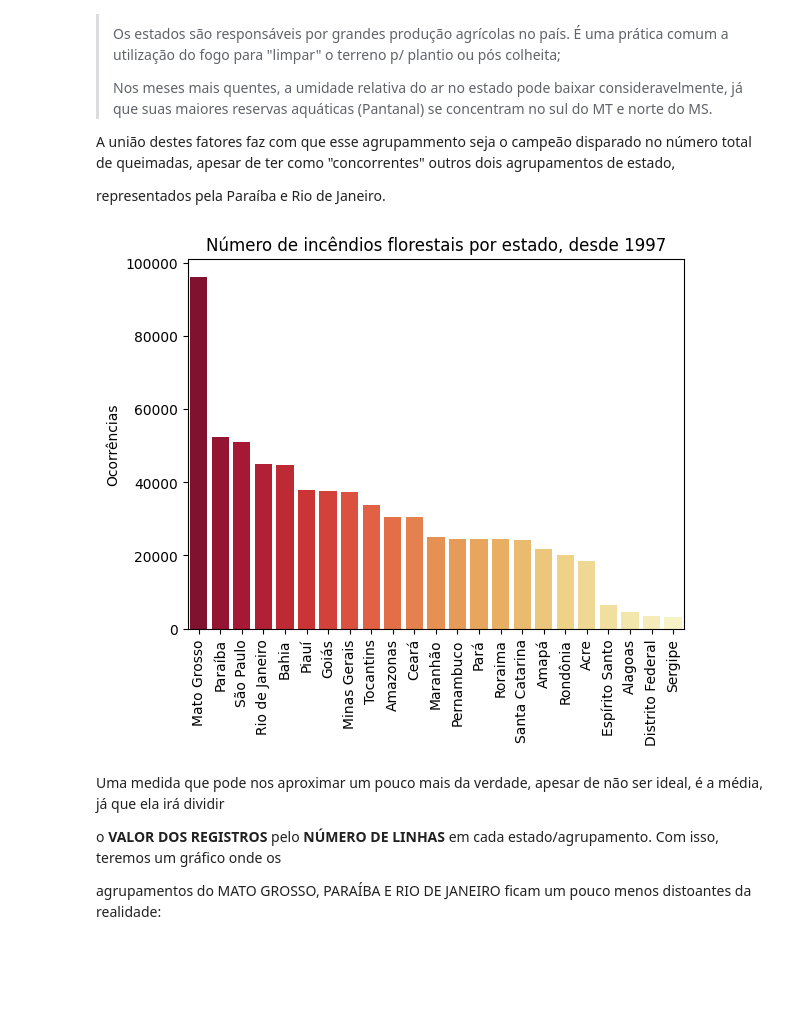
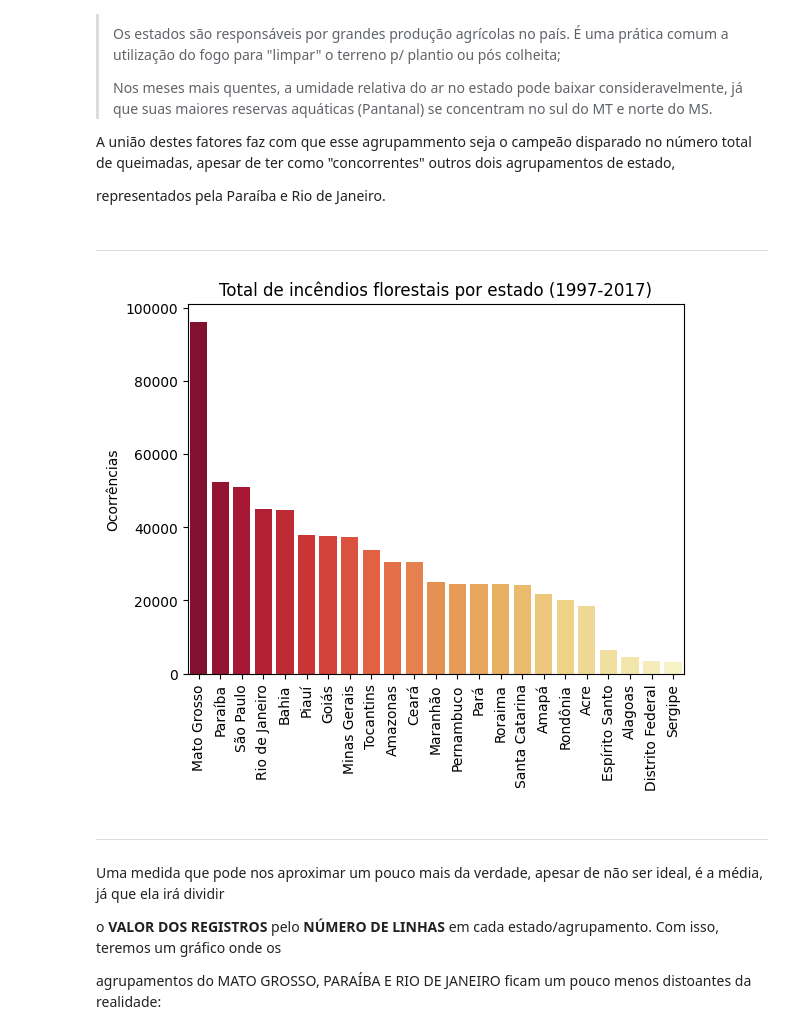
Before and after one commit to pedrorcm/Queimadas_Brasil, a Jupyter notebook: extenso.ipynb, the cells around one changed output. Drawn from its saved outputs; the diff is of its cells as text; code cells hidden in the pictures; blank space fills up the shorter version.

```diff
--- a/extenso.ipynb
+++ b/extenso.ipynb
@@ -423,16 +425,20 @@ Mato Grosso (MS e MT), primeiro colocado, do que no segundo colocado (PB e PR).
 A união destes fatores faz com que esse agrupammento seja o campeão disparado no número total de queimadas, apesar de ter como "concorrentes" outros dois agrupamentos de estado,
 
 representados pela Paraíba e Rio de Janeiro.
+# %% [markdown]
+___
 # %%
 sns.barplot(data=total_mais_recorrentes, x=total_mais_recorrentes.index, y='number', palette='YlOrRd_r')
 
 plt.xticks(rotation=90)
-plt.title('Número de incêndios florestais por estado, desde 1997')
+plt.title('Total de incêndios florestais por estado (1997-2017)')
 plt.xlabel('')
 plt.ylabel('Ocorrências')
 plt.show()
 # %% [output]
-[figure, old version]
+[figure, new version]
+# %% [markdown]
+___
 # %% [markdown]
 Uma medida que pode nos aproximar um pouco mais da verdade, apesar de não ser ideal, é a média, já que ela irá dividir
 
```
Also changed, not shown: parts of 6 cells of this notebook.
